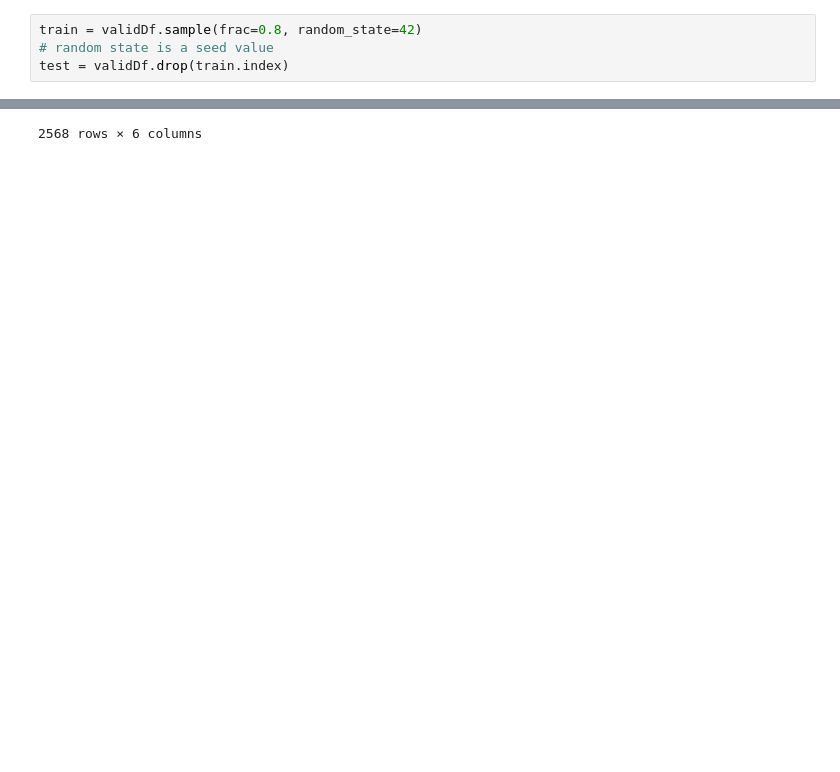
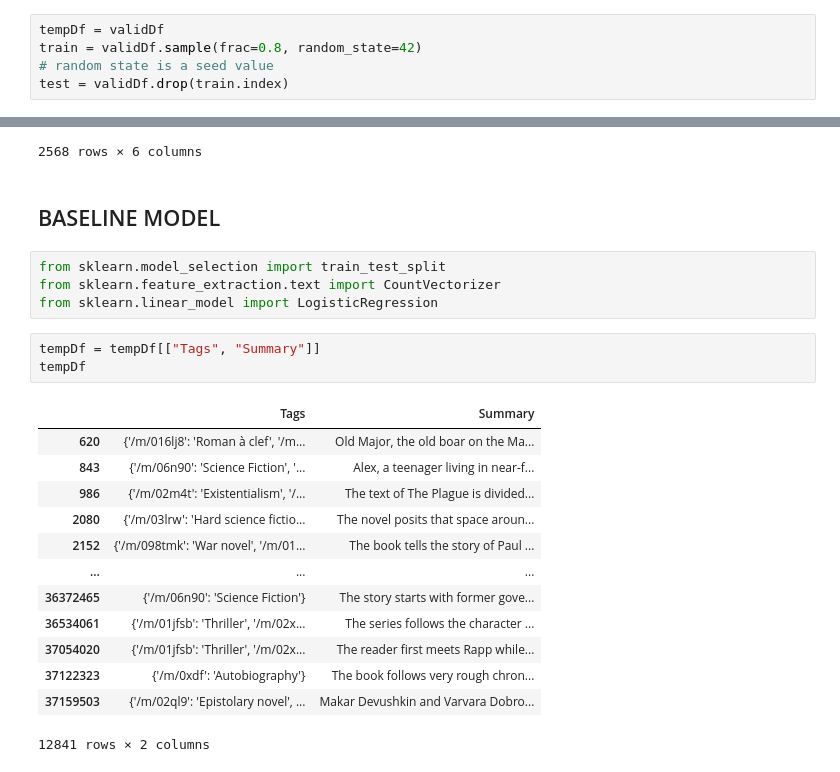
Before and after one commit to BatuhanHU/goth-both, a Jupyter notebook: Untitled.ipynb, the cells around one changed output, grey strips where cells are left out. Drawn from its saved outputs; the diff is of its cells as text; blank space fills up the shorter version.

```diff
--- a/Untitled.ipynb
+++ b/Untitled.ipynb
@@ -96,6 +94,7 @@ emptyDf.head(10)
 | 4451 | /m/01f9l | Book of Jonah | NaN | NaN | NaN | The plot centers on a conflict be... |
 | 4452 | /m/01fb1 | Book of Micah | NaN | NaN | NaN | * The Heading (1:1): As is typica... |
 # %%
+tempDf = validDf
 train = validDf.sample(frac=0.8, random_state=42)
 # random state is a seed value
 test = validDf.drop(train.index)
@@ -179,3 +178,26 @@ test
 | 36126792 | /m/044psh | Gates of Paradise | V. C. Andrews | 1989-06 | {'/m/039vk': 'Gothic fiction', '/... | [novel, annie, stonewall, ,, daug... |
 | 37054020 | /m/04f1nbs | Transfer of Power | Vince Flynn | 2000-06-01 | {'/m/01jfsb': 'Thriller', '/m/02x... | [reader, first, meets, rapp, cove... |
 2568 rows × 6 columns
+# %% [markdown]
+## BASELINE MODEL
+# %%
+from sklearn.model_selection import train_test_split
+from sklearn.feature_extraction.text import CountVectorizer
+from sklearn.linear_model import LogisticRegression
+# %%
+tempDf = tempDf[["Tags", "Summary"]]
+tempDf
+# %% [output]
+|  | Tags | Summary |
+| 620 | {'/m/016lj8': 'Roman à clef', '/m... | Old Major, the old boar on the Ma... |
+| 843 | {'/m/06n90': 'Science Fiction', '... | Alex, a teenager living in near-f... |
+| 986 | {'/m/02m4t': 'Existentialism', '/... | The text of The Plague is divided... |
+| 2080 | {'/m/03lrw': 'Hard science fictio... | The novel posits that space aroun... |
+| 2152 | {'/m/098tmk': 'War novel', '/m/01... | The book tells the story of Paul ... |
+| ... | ... | ... |
+| 36372465 | {'/m/06n90': 'Science Fiction'} | The story starts with former gove... |
+| 36534061 | {'/m/01jfsb': 'Thriller', '/m/02x... | The series follows the character ... |
+| 37054020 | {'/m/01jfsb': 'Thriller', '/m/02x... | The reader first meets Rapp while... |
+| 37122323 | {'/m/0xdf': 'Autobiography'} | The book follows very rough chron... |
+| 37159503 | {'/m/02ql9': 'Epistolary novel', ... | Makar Devushkin and Varvara Dobro... |
+12841 rows × 2 columns
```
Also changed, not shown: parts of 7 cells of this notebook.
